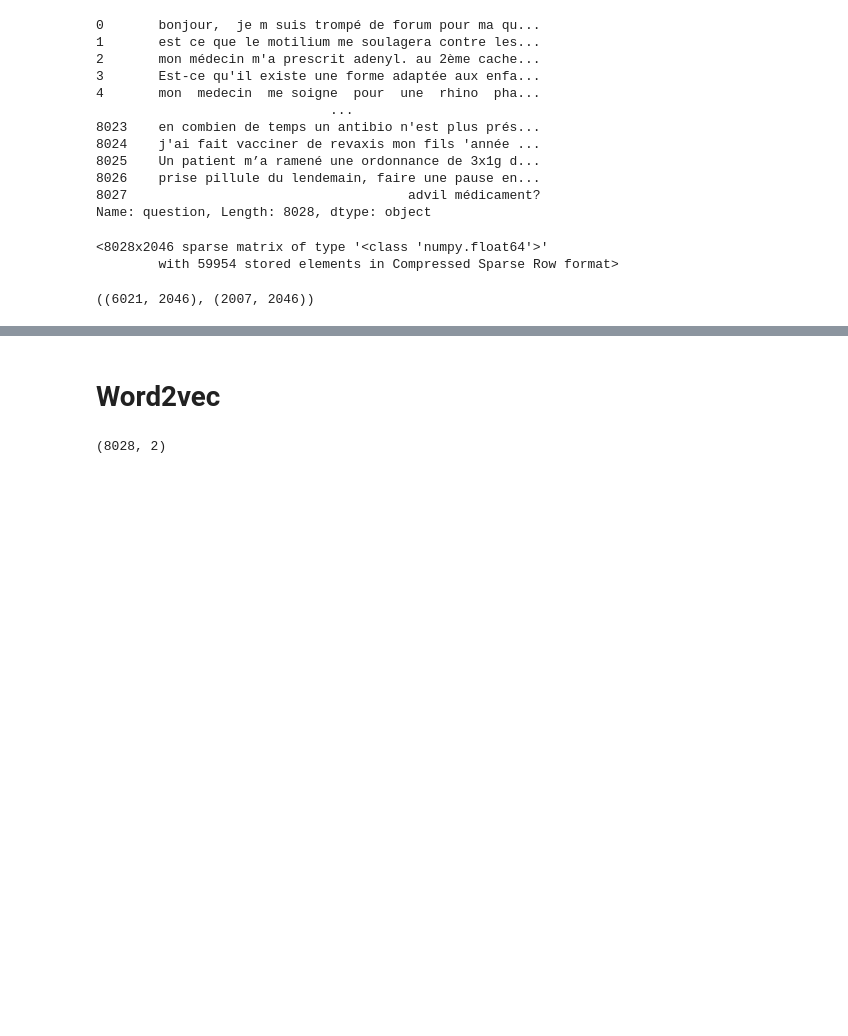
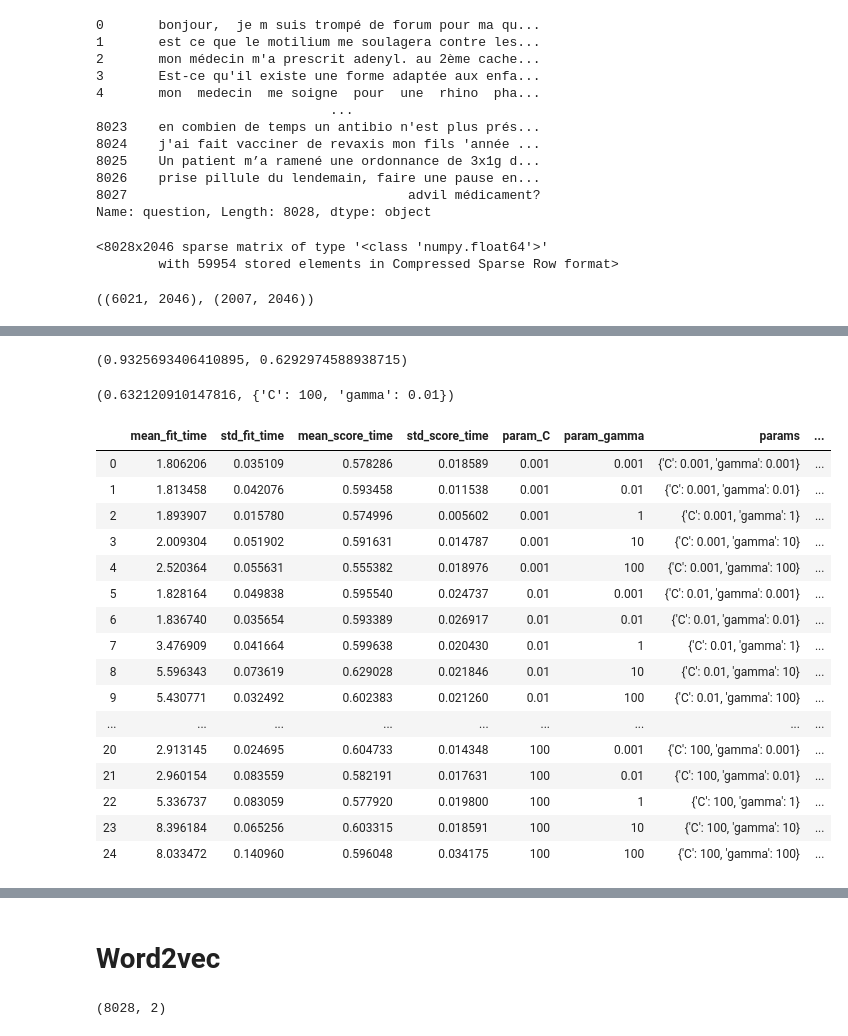
Before and after one commit to Aclet0/posos_interview, a Jupyter notebook: tfidf_encodeur.ipynb, the cells around one changed output, grey strips where cells are left out. Drawn from its saved outputs; the diff is of its cells as text; code cells hidden in the pictures; blank space fills up the shorter version.

```diff
--- a/tfidf_encodeur.ipynb
+++ b/tfidf_encodeur.ipynb
@@ -192,4 +286,4 @@ tf_vectorizer_2 = TfidfVectorizer(tokenizer=stemming_tokenizer_fr,
                        stop_words = stop_words_fr,
                        min_df = 5).fit(input_train["question"])
 # %%
-#x_fr = tf_vectorizer_2.transform(input_train["question"])
+x_fr = tf_vectorizer_stem.transform(input_train["question"])
@@ -211,3 +313,31 @@ tf_vectorizer_2 = TfidfVectorizer(tokenizer=stemming_tokenizer_fr,
+# %%
+gs_stem.score(x_train_stem, y_train_stem), gs_stem.score(x_test_stem, y_test_stem)
+# %% [output]
+(0.9325693406410895, 0.6292974588938715)
+# %%
+gs_stem.best_score_, gs_stem.best_params_
+# %% [output]
+(0.632120910147816, {'C': 100, 'gamma': 0.01})
+# %%
+pd.DataFrame(gs_stem.cv_results_)
+# %% [output]
+|  | mean_fit_time | std_fit_time | mean_score_time | std_score_time | param_C | param_gamma | params | ... |
+| 0 | 1.806206 | 0.035109 | 0.578286 | 0.018589 | 0.001 | 0.001 | {'C': 0.001, 'gamma': 0.001} | ... |
+| 1 | 1.813458 | 0.042076 | 0.593458 | 0.011538 | 0.001 | 0.01 | {'C': 0.001, 'gamma': 0.01} | ... |
+| 2 | 1.893907 | 0.015780 | 0.574996 | 0.005602 | 0.001 | 1 | {'C': 0.001, 'gamma': 1} | ... |
+| 3 | 2.009304 | 0.051902 | 0.591631 | 0.014787 | 0.001 | 10 | {'C': 0.001, 'gamma': 10} | ... |
+| 4 | 2.520364 | 0.055631 | 0.555382 | 0.018976 | 0.001 | 100 | {'C': 0.001, 'gamma': 100} | ... |
+| 5 | 1.828164 | 0.049838 | 0.595540 | 0.024737 | 0.01 | 0.001 | {'C': 0.01, 'gamma': 0.001} | ... |
+| 6 | 1.836740 | 0.035654 | 0.593389 | 0.026917 | 0.01 | 0.01 | {'C': 0.01, 'gamma': 0.01} | ... |
+| 7 | 3.476909 | 0.041664 | 0.599638 | 0.020430 | 0.01 | 1 | {'C': 0.01, 'gamma': 1} | ... |
+| 8 | 5.596343 | 0.073619 | 0.629028 | 0.021846 | 0.01 | 10 | {'C': 0.01, 'gamma': 10} | ... |
+| 9 | 5.430771 | 0.032492 | 0.602383 | 0.021260 | 0.01 | 100 | {'C': 0.01, 'gamma': 100} | ... |
+| ... | ... | ... | ... | ... | ... | ... | ... | ... |
+| 20 | 2.913145 | 0.024695 | 0.604733 | 0.014348 | 100 | 0.001 | {'C': 100, 'gamma': 0.001} | ... |
+| 21 | 2.960154 | 0.083559 | 0.582191 | 0.017631 | 100 | 0.01 | {'C': 100, 'gamma': 0.01} | ... |
+| 22 | 5.336737 | 0.083059 | 0.577920 | 0.019800 | 100 | 1 | {'C': 100, 'gamma': 1} | ... |
+| 23 | 8.396184 | 0.065256 | 0.603315 | 0.018591 | 100 | 10 | {'C': 100, 'gamma': 10} | ... |
+| 24 | 8.033472 | 0.140960 | 0.596048 | 0.034175 | 100 | 100 | {'C': 100, 'gamma': 100} | ... |
 # %%
 # MATRICE DE CONFUSION / RAPPEL / F1_SCORE
 # %%
```
Also changed, not shown: parts of 52 cells of this notebook.
